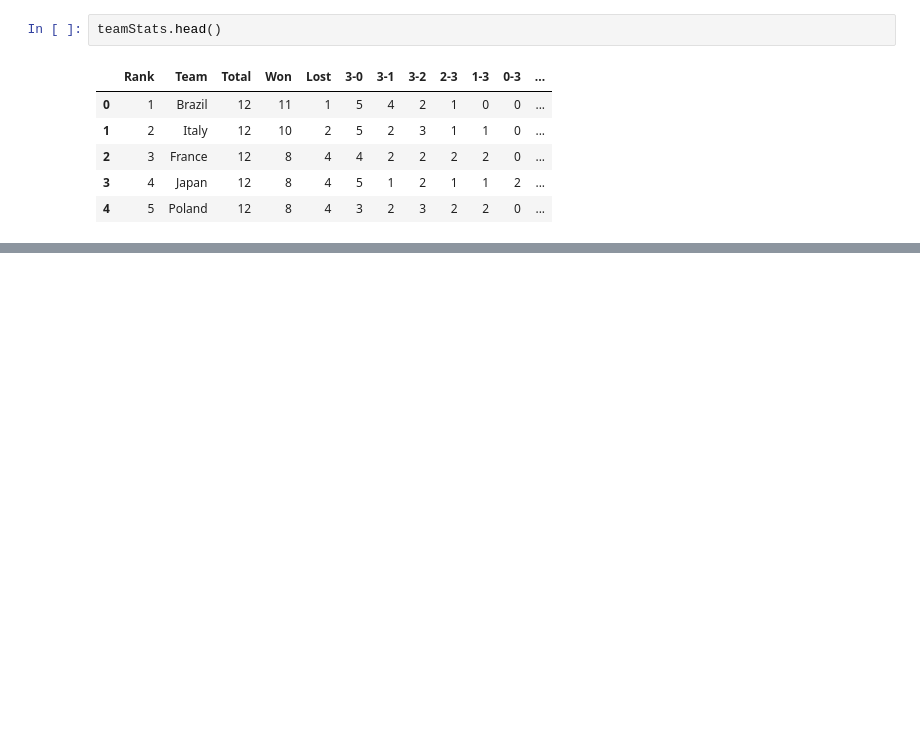
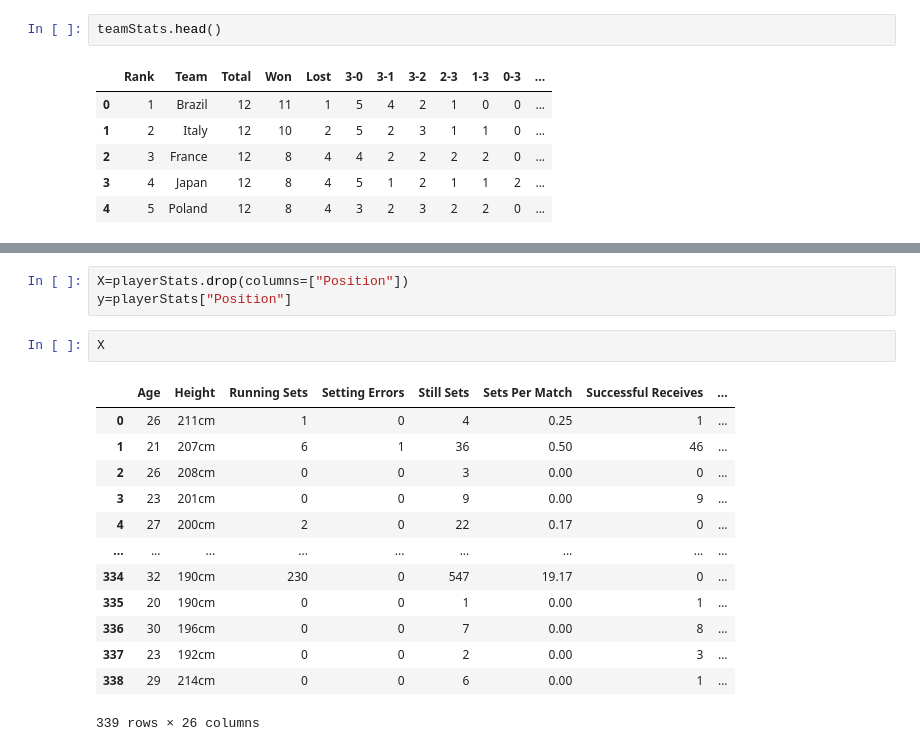
Before and after one commit to Nasz-113/portfolio-ml, a Jupyter notebook: analysis.ipynb, the cells around one changed output, grey strips where cells are left out. Cells and saved outputs as stored; diff of their text form; blank space fills up the shorter version.

```diff
--- a/analysis.ipynb
+++ b/analysis.ipynb
@@ -57,0 +150,19 @@ teamStats.head()
+# %%
+X=playerStats.drop(columns=["Position"])
+y=playerStats["Position"]
+# %%
+X
+# %% [output]
+|  | Age | Height | Running Sets | Setting Errors | Still Sets | Sets Per Match | Successful Receives | ... |
+| 0 | 26 | 211cm | 1 | 0 | 4 | 0.25 | 1 | ... |
+| 1 | 21 | 207cm | 6 | 1 | 36 | 0.50 | 46 | ... |
+| 2 | 26 | 208cm | 0 | 0 | 3 | 0.00 | 0 | ... |
+| 3 | 23 | 201cm | 0 | 0 | 9 | 0.00 | 9 | ... |
+| 4 | 27 | 200cm | 2 | 0 | 22 | 0.17 | 0 | ... |
+| ... | ... | ... | ... | ... | ... | ... | ... | ... |
+| 334 | 32 | 190cm | 230 | 0 | 547 | 19.17 | 0 | ... |
+| 335 | 20 | 190cm | 0 | 0 | 1 | 0.00 | 1 | ... |
+| 336 | 30 | 196cm | 0 | 0 | 7 | 0.00 | 8 | ... |
+| 337 | 23 | 192cm | 0 | 0 | 2 | 0.00 | 3 | ... |
+| 338 | 29 | 214cm | 0 | 0 | 6 | 0.00 | 1 | ... |
+339 rows × 26 columns
```
Also changed, not shown: parts of 24 cells of this notebook, 30 other files.
